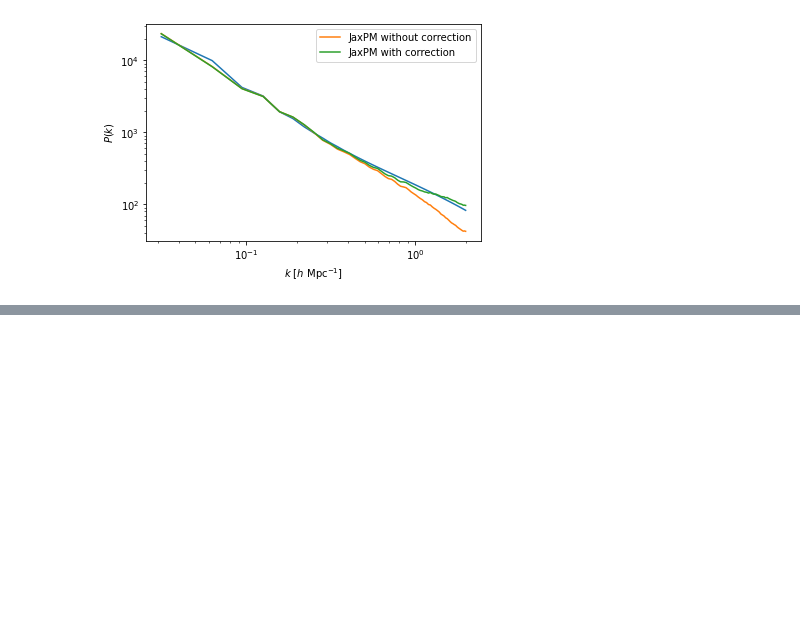
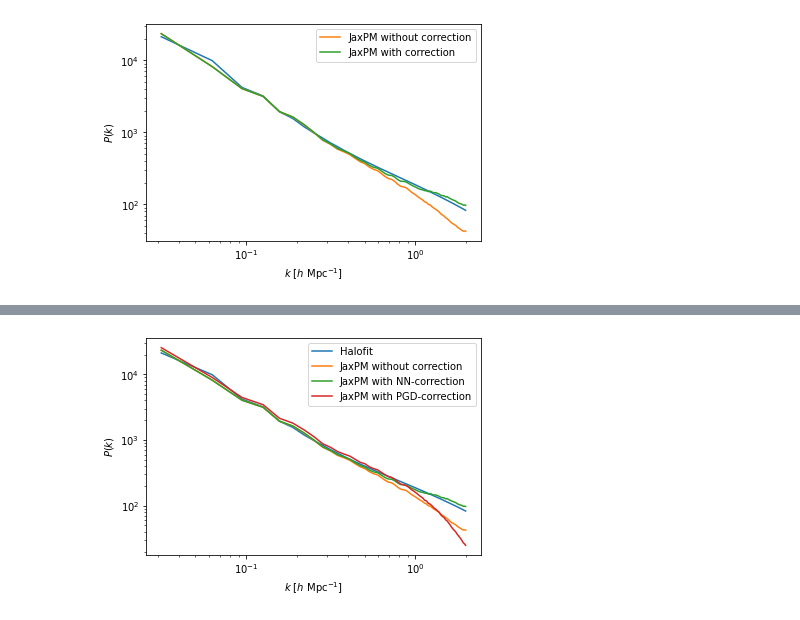
Before and after one commit to DifferentiableUniverseInitiative/jaxpm-paper, a Jupyter notebook: notebooks/Simulation-WrongCosmo.ipynb, the cells around one changed output, grey strips where cells are left out. Cells and saved outputs as stored; diff of their text form; code cells hidden in the pictures; blank space fills up the shorter version.

```diff
--- a/notebooks/Simulation-WrongCosmo.ipynb
+++ b/notebooks/Simulation-WrongCosmo.ipynb
@@ -227,0 +231,2 @@ axhline(1,ls='--')
+# %%
+params_pgd = pickle.load( open( "camels_25_64_pkloss_PGD.params", "rb" ) )
@@ -227,0 +268,17 @@ axhline(1,ls='--')
+# %%
+k, pk_pgd = power_spectrum(
+      (cic_paint(jnp.zeros(mesh_shape), resi[0][-1]+pgd_correction(resi[0][-1], cosmo,params_pgd))),
+      boxsize=np.array(box_size),
+      kmin=np.pi / box_size[0],
+      dk=2 * np.pi / box_size[0])
+# %%
+loglog(k, pk_ref,label='Halofit')
+loglog(k, pk_i, label='JaxPM without correction')
+loglog(k, pk, label='JaxPM with NN-correction')
+loglog(k, pk_pgd, label='JaxPM with PGD-correction')
+legend()
+plt.xlabel(r"$k$ [$h \ \mathrm{Mpc}^{-1}$]")
+plt.ylabel(r"$P(k)$")
+plt.savefig('../figures/halofit_comparison_diffres_cosm.png',dpi=150)
+# %% [output]
+[figure, added]
```
Also changed, not shown: parts of 6 cells of this notebook, 13 other files.
